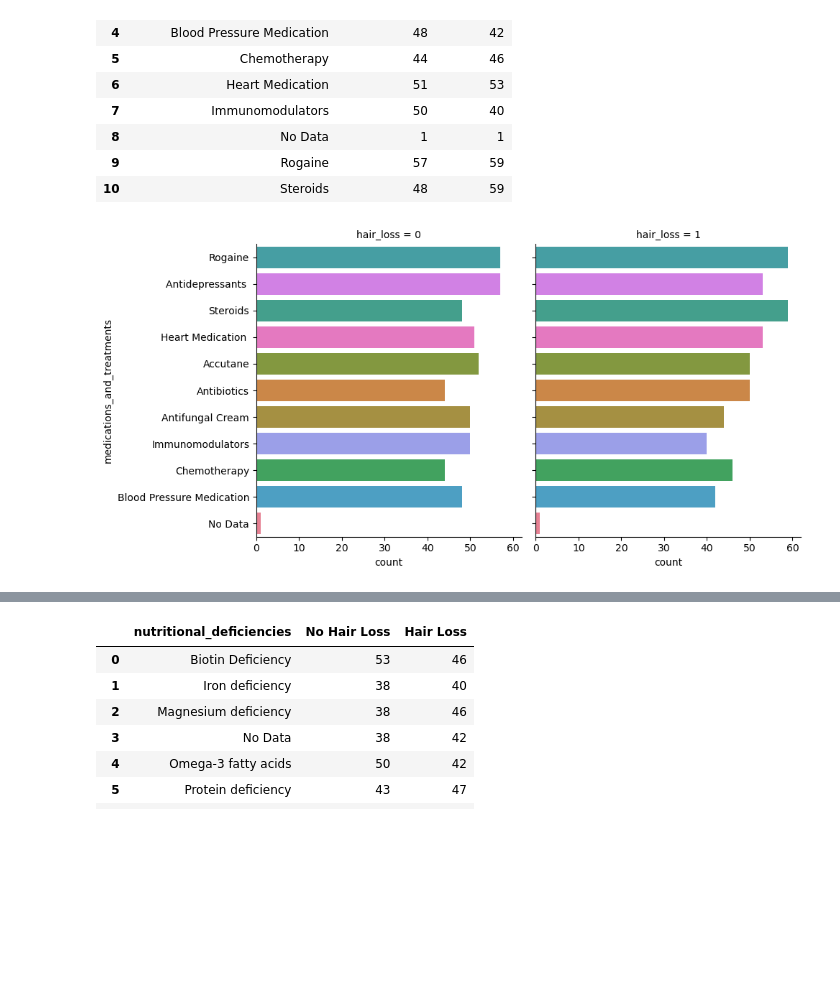
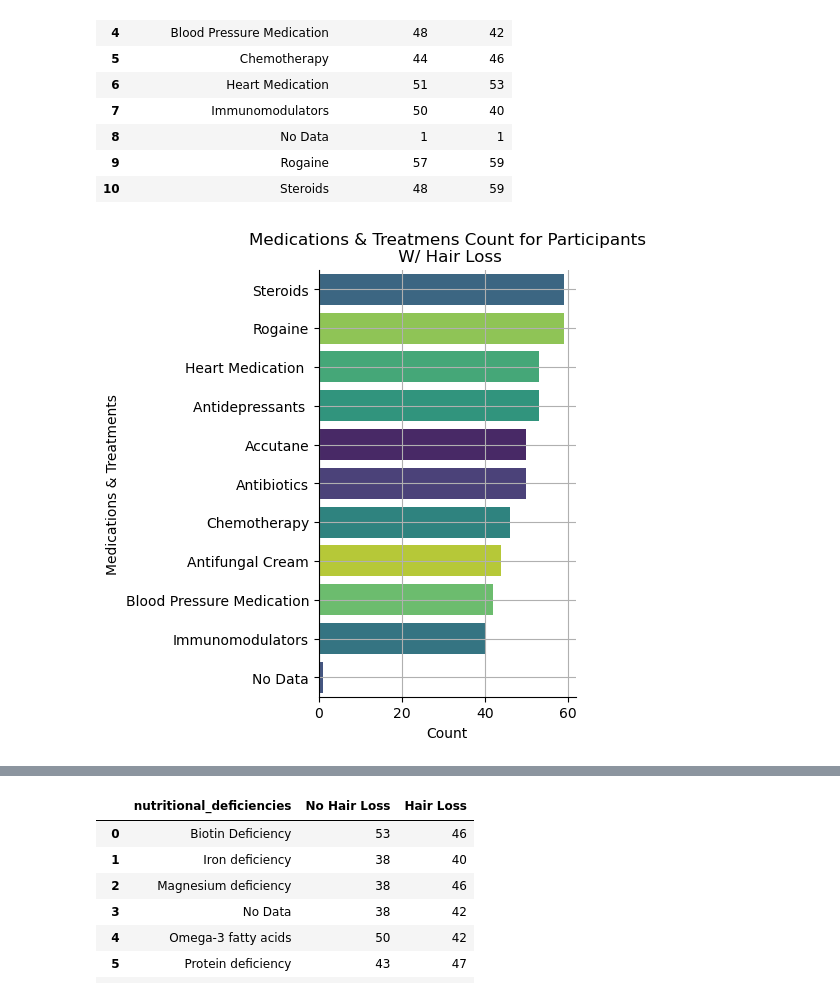
Before and after one commit to kimodri/school-projects, a Jupyter notebook: statistics-and-probability/hairloss.ipynb, the cells around one changed output, grey strips where cells are left out. Saved outputs shown, nothing was run; the diff lists cells and outputs as text; code cells hidden in the pictures; blank space fills up the shorter version.

```diff
--- a/statistics-and-probability/hairloss.ipynb
+++ b/statistics-and-probability/hairloss.ipynb
@@ -262,6 +284,9 @@ medical_df.head()
 | 2 | 0 | 0 | Dermatosis | Antifungal Cream | Protein deficiency | Moderate | ... |
 | 3 | 1 | 1 | Ringworm | Antibiotics | Biotin Deficiency | Moderate | ... |
 | 4 | 0 | 0 | Psoriasis | Accutane | Iron deficiency | Moderate | ... |
+# %%
+hair_loss_no_df = medical_df[medical_df['hair_loss'].isin([0])]
+hair_loss_yes_df = medical_df[medical_df['hair_loss'].isin([1])]
 # %%
 medical_columns = medical_df.columns.to_list()
 del medical_columns[2:]
@@ -345,7 +398,12 @@ cross_tab('medications_and_treatments')
 | 9 | Rogaine | 57 | 59 |
 | 10 | Steroids | 48 | 59 |
 # %%
-sns.catplot(data = medical_df, y = 'medications_and_treatments', col = 'hair_loss', kind = 'count', hue = 'medications_and_treatments', order=medical_df['medications_and_treatments'].value_counts().index.tolist())
+sns.catplot(data = hair_loss_yes_df, y = 'medications_and_treatments', kind = 'count', hue = 'medications_and_treatments', \
+            order= hair_loss_yes_df['medications_and_treatments'].value_counts().index, palette = 'viridis')
+plt.grid()
+plt.title('Medications & Treatmens Count for Participants\n W/ Hair Loss')
+plt.xlabel('Count')
+plt.ylabel('Medications & Treatments')
 plt.show()
 # %% [output]
-[figure, old version]
+[figure, new version]
```
Also changed, not shown: parts of 17 cells of this notebook, 1 other file.
